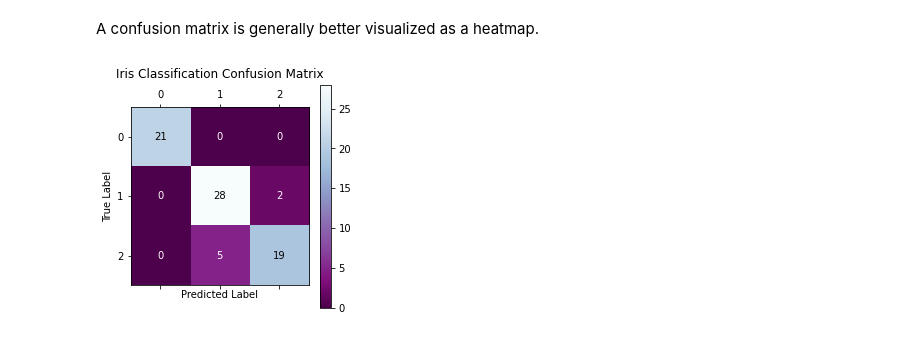
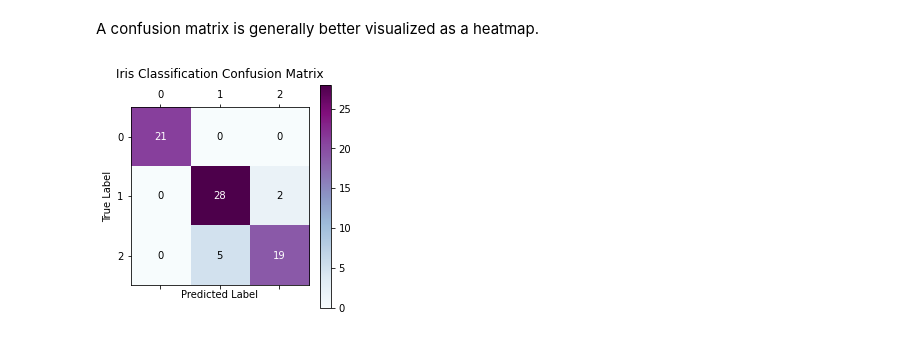
Before and after one commit to zfert514/csc401-2021s, a Jupyter notebook: tutorials/day05_tutorial_knn.ipynb, the cells around one changed output. Drawn from its saved outputs; the diff is of its cells as text; code cells hidden in the pictures.

```diff
--- a/tutorials/day05_tutorial_knn.ipynb
+++ b/tutorials/day05_tutorial_knn.ipynb
@@ -130,8 +129,8 @@ KNeighborsClassifier(algorithm='auto', leaf_size=30, metric='euclidean',
 # %% [markdown]
 Once we have a fit model, then we can use it to predict the class label of new examples.
 # %%
-preds = model.predict(Xtest)
-preds
+ypred = model.predict(Xtest)
+ypred
 # %% [output]
 array([2, 1, 0, 2, 0, 2, 0, 1, 1, 1, 2, 1, 1, 1, 2, 0, 1, 1, 0, 0, 2, 1,
        0, 0, 2, 0, 0, 1, 1, 0, 2, 1, 0, 2, 2, 1, 0, 2, 1, 1, 2, 0, 2, 0,
@@ -170,7 +169,7 @@ accuracy_score(ytest, preds)
 While the accuracy is an important number, we can get more insight from a confusion matrix, which shows the specific kinds of errors our model is making. The matrix rows indicate the actual ("ground truth") class, and the columns indicate the predicted class.
 # %%
 from sklearn.metrics import confusion_matrix
-cm = confusion_matrix(ytest, preds)
+cm = confusion_matrix(ytest, ypred)
 print(cm)
 # %% [output]
 [[21  0  0]
@@ -181,23 +180,23 @@ A confusion matrix is generally better visualized as a heatmap.
 # %%
 label_list = model.classes_
 
-plt.matshow(cm, cmap='BuPu_r')
+plt.matshow(cm, cmap='BuPu')
 plt.colorbar()
 plt.grid(False)
 plt.ylabel('True Label')
 plt.xlabel('Predicted Label')
 plt.xticks(np.arange(len(label_list)), label_list)
 plt.yticks(np.arange(len(label_list)), label_list)
 plt.title('Iris Classification Confusion Matrix', pad=20)
 
 # Add text to show counts in heatmap.
 for i in range(cm.shape[0]):
   for j in range(cm.shape[1]):
     # Make sure text color will show up
     color = 'black'
-    if cm[i, j] < 0.4 * cm.max():
+    if cm[i, j] > 0.6 * cm.max():
       color = 'white'
     plt.text(j, i, cm[i, j], ha="center", va="center", color=color)
 plt.show()
 # %% [output]
-[figure, old version]
+[figure, new version]
```
Also changed, not shown: parts of 6 cells of this notebook.
